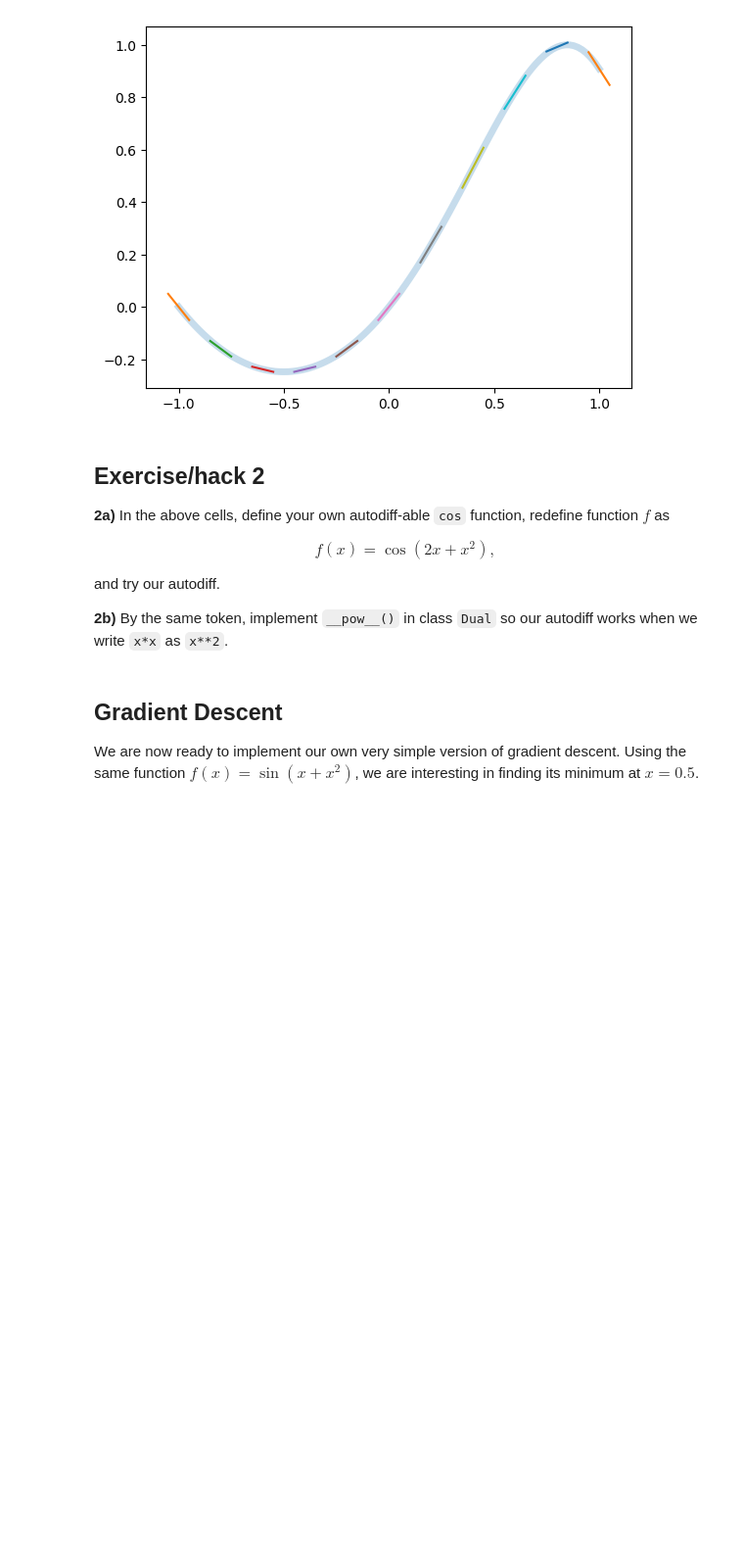
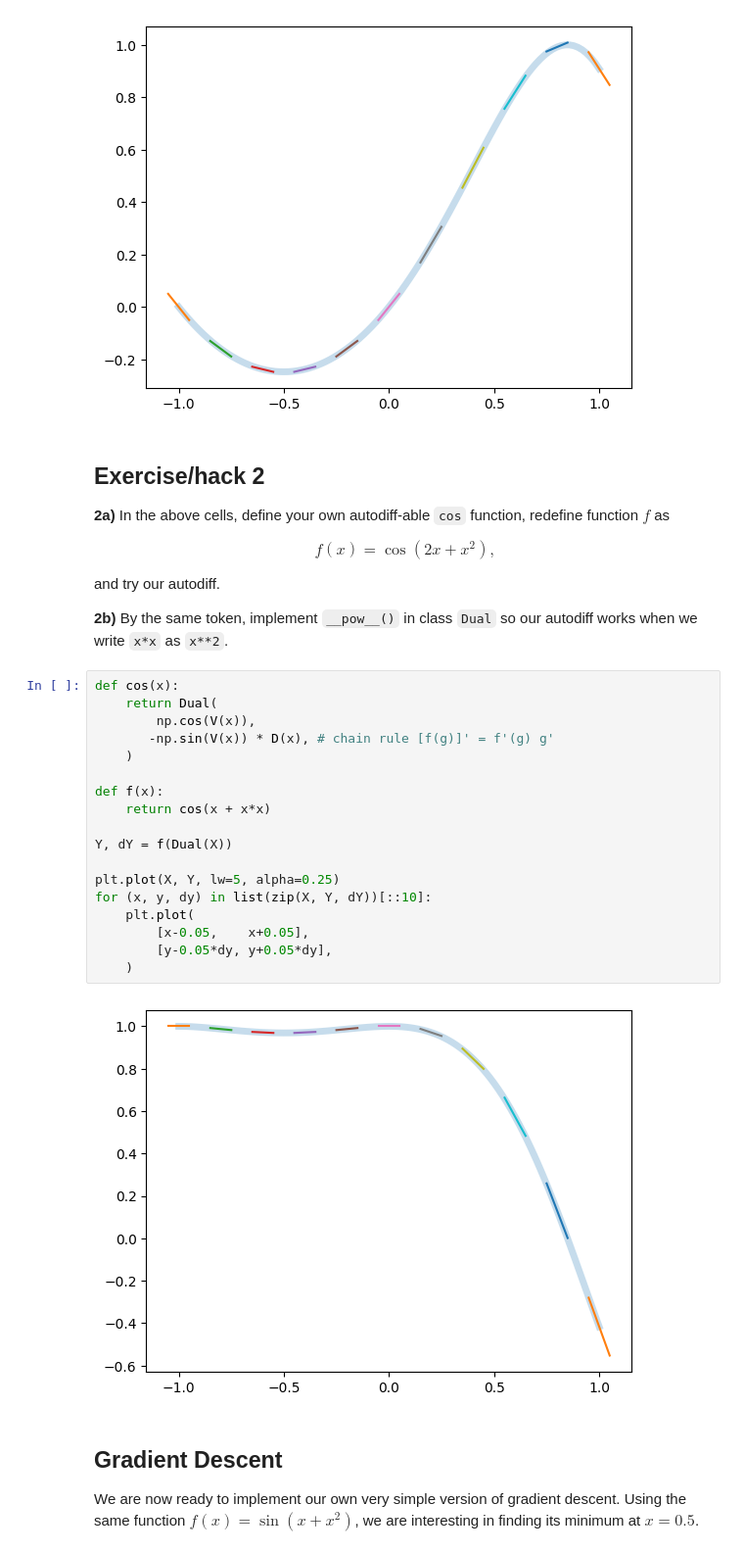
Before and after one commit to rndsrc/dl, a Jupyter notebook: ad-gd-solutions.ipynb, the cells around one changed output. Shown at 98% size. Drawn from its saved outputs; the diff is of its cells as text; blank space fills up the shorter version.

```diff
--- a/ad-gd-solutions.ipynb
+++ b/ad-gd-solutions.ipynb
@@ -179,6 +194,26 @@ for (x, y, dy) in list(zip(X, Y, dY))[::10]:
 and try our autodiff.
 
 **2b)** By the same token, implement `__pow__()` in class `Dual` so our autodiff works when we write `x*x` as `x**2`.
+# %%
+def cos(x):
+    return Dual(
+        np.cos(V(x)),
+       -np.sin(V(x)) * D(x), # chain rule [f(g)]' = f'(g) g'
+    )
+
+def f(x):
+    return cos(x + x*x)
+
+Y, dY = f(Dual(X))
+
+plt.plot(X, Y, lw=5, alpha=0.25)
+for (x, y, dy) in list(zip(X, Y, dY))[::10]:
+    plt.plot(
+        [x-0.05,    x+0.05],
+        [y-0.05*dy, y+0.05*dy],
+    )
+# %% [output]
+[figure, added]
 # %% [markdown]
 ## Gradient Descent
 
```
Also changed, not shown: parts of 4 cells of this notebook.
